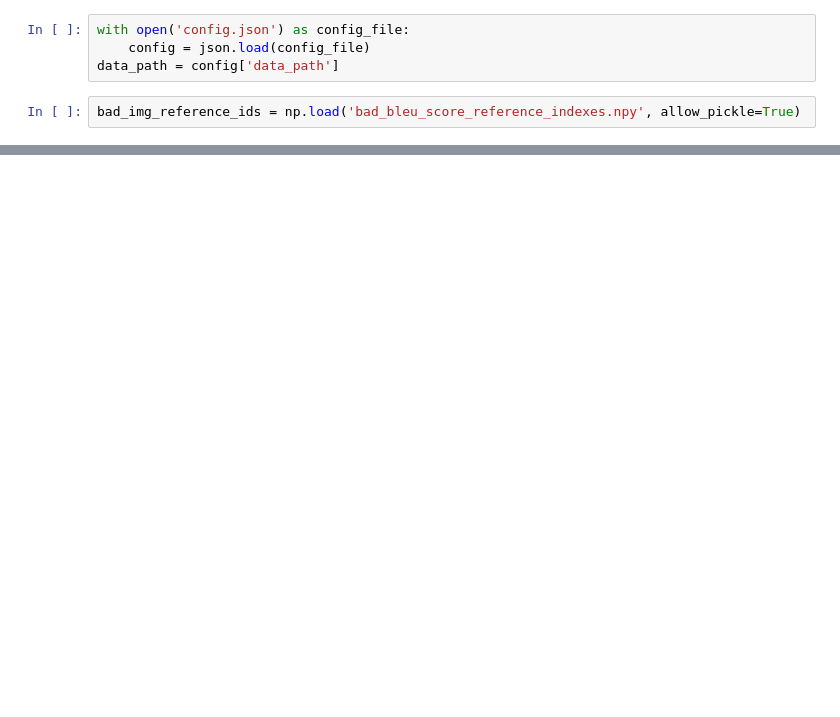
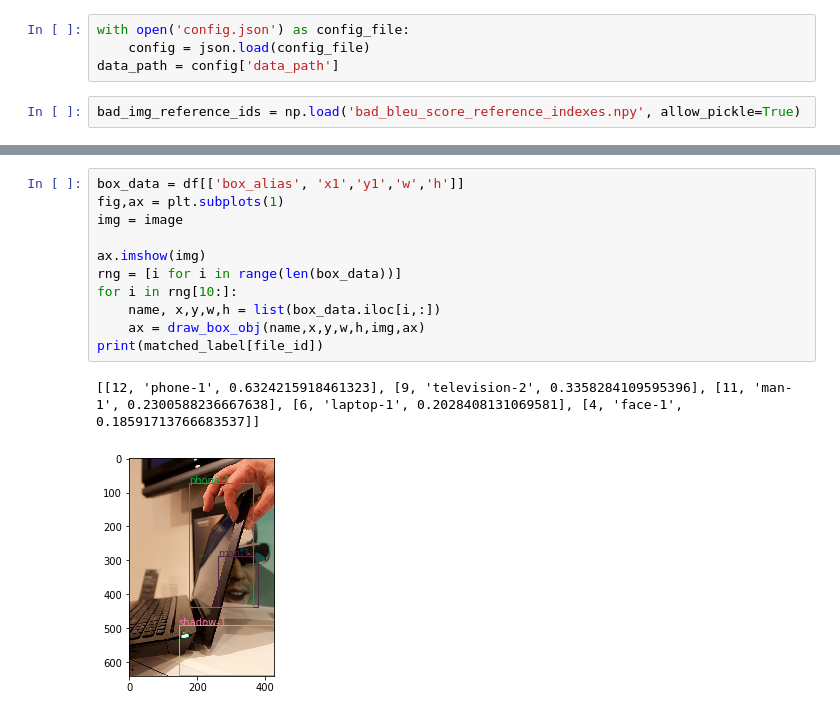
Before and after one commit to taufiqhusada/rsa_referring_expression, a Jupyter notebook: Process_bad_images.ipynb, the cells around one changed output, grey strips where cells are left out. Saved outputs shown, nothing was run; the diff lists cells and outputs as text; blank space fills up the shorter version.

```diff
--- a/Process_bad_images.ipynb
+++ b/Process_bad_images.ipynb
@@ -119,0 +211,14 @@ for i in range(920,930):
+# %%
+box_data = df[['box_alias', 'x1','y1','w','h']]
+fig,ax = plt.subplots(1)
+img = image
+
+ax.imshow(img)
+rng = [i for i in range(len(box_data))]
+for i in rng[10:]:
+    name, x,y,w,h = list(box_data.iloc[i,:])
+    ax = draw_box_obj(name,x,y,w,h,img,ax)
+print(matched_label[file_id])
+# %% [output]
+[[12, 'phone-1', 0.6324215918461323], [9, 'television-2', 0.3358284109595396], [11, 'man-1', 0.2300588236667638], [6, 'laptop-1', 0.2028408131069581], [4, 'face-1', 0.18591713766683537]]
+[figure, added]
```
Also changed, not shown: parts of 14 cells of this notebook, 11 other files.
